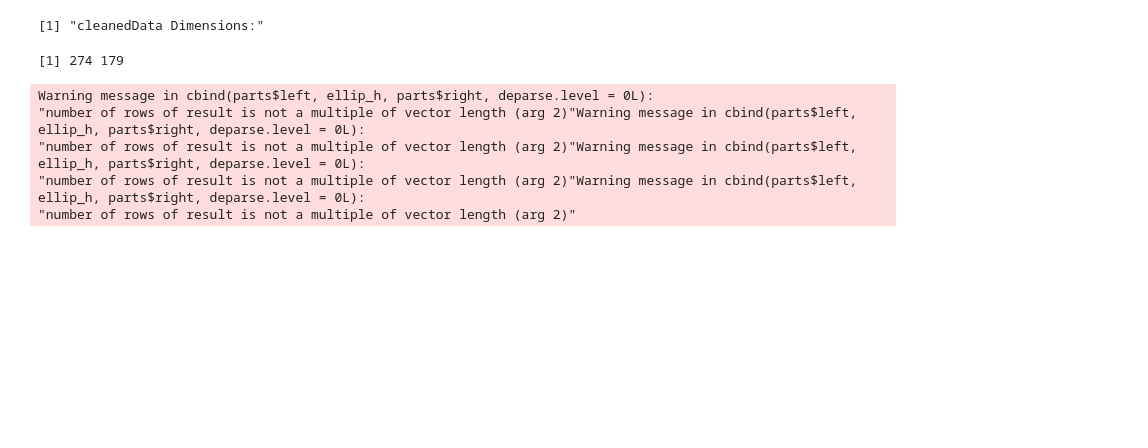
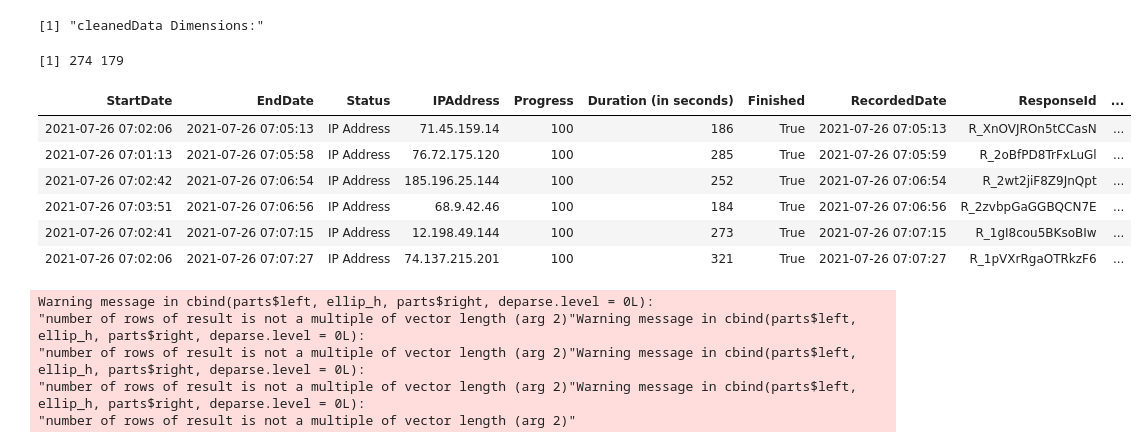
Before and after one commit to zhum01/W241-Make-18-Experiment, a Jupyter notebook: W241_Final_Project_EDA.ipynb, the cells around one changed output. Saved outputs shown, nothing was run; the diff lists cells and outputs as text; code cells hidden in the pictures; blank space fills up the shorter version.

Commit message:
reordered data by StartDate

```diff
--- a/W241_Final_Project_EDA.ipynb
+++ b/W241_Final_Project_EDA.ipynb
@@ -33,6 +33,7 @@ head(rawData)
 # basic removals
 cleanedData = rawData[-(1:dataStartRow), ] # remove all data from previous pilot runs
 cleanedData = cleanedData[MID %in% amtIDs[, WorkerId], ] # keep only entries with AMT worker IDs that match those on Amazon interface
+cleanedData = cleanedData[order(StartDate)] # reorder by ascending starting time
 
 # print repeated IPs and MIDs
 print('Repeated IPs:')
@@ -70,6 +71,16 @@ dim(cleanedData)
 | AFV9RX3T7ZHIB | 2 |
 [1] "cleanedData Dimensions:"
 [1] 274 179
+# %%
+head(cleanedData)
+# %% [output]
+| StartDate | EndDate | Status | IPAddress | Progress | Duration (in seconds) | Finished | RecordedDate | ResponseId | ... |
+| 2021-07-26 07:02:06 | 2021-07-26 07:05:13 | IP Address | 71.45.159.14 | 100 | 186 | True | 2021-07-26 07:05:13 | R_XnOVJROn5tCCasN | ... |
+| 2021-07-26 07:01:13 | 2021-07-26 07:05:58 | IP Address | 76.72.175.120 | 100 | 285 | True | 2021-07-26 07:05:59 | R_2oBfPD8TrFxLuGl | ... |
+| 2021-07-26 07:02:42 | 2021-07-26 07:06:54 | IP Address | 185.196.25.144 | 100 | 252 | True | 2021-07-26 07:06:54 | R_2wt2jiF8Z9JnQpt | ... |
+| 2021-07-26 07:03:51 | 2021-07-26 07:06:56 | IP Address | 68.9.42.46 | 100 | 184 | True | 2021-07-26 07:06:56 | R_2zvbpGaGGBQCN7E | ... |
+| 2021-07-26 07:02:41 | 2021-07-26 07:07:15 | IP Address | 12.198.49.144 | 100 | 273 | True | 2021-07-26 07:07:15 | R_1gI8cou5BKsoBIw | ... |
+| 2021-07-26 07:02:06 | 2021-07-26 07:07:27 | IP Address | 74.137.215.201 | 100 | 321 | True | 2021-07-26 07:07:27 | R_1pVXrRgaOTRkzF6 | ... |
 # %%
 # check if any subjects did not finish the survey
 
```
Also changed, not shown: parts of 1 cell of this notebook.
